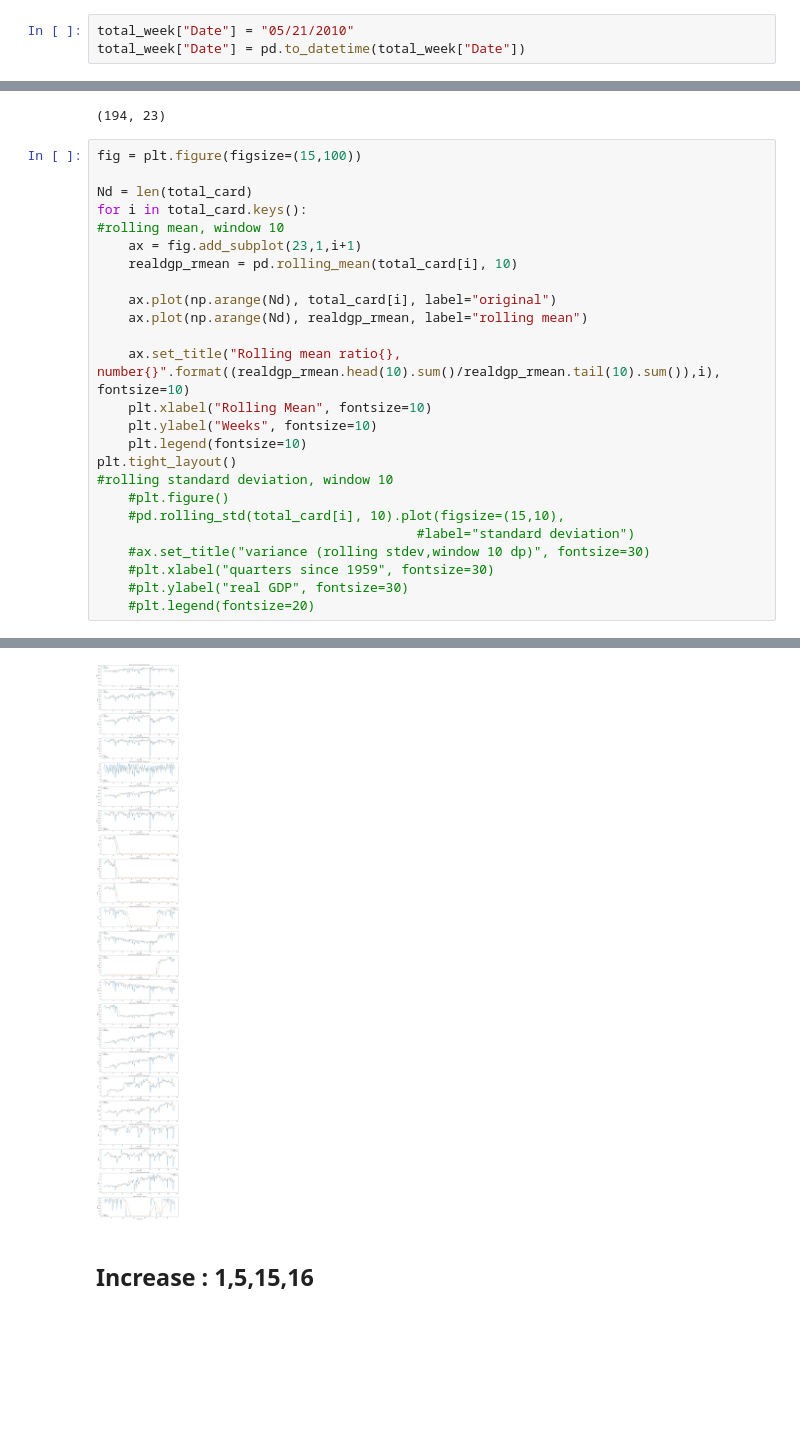
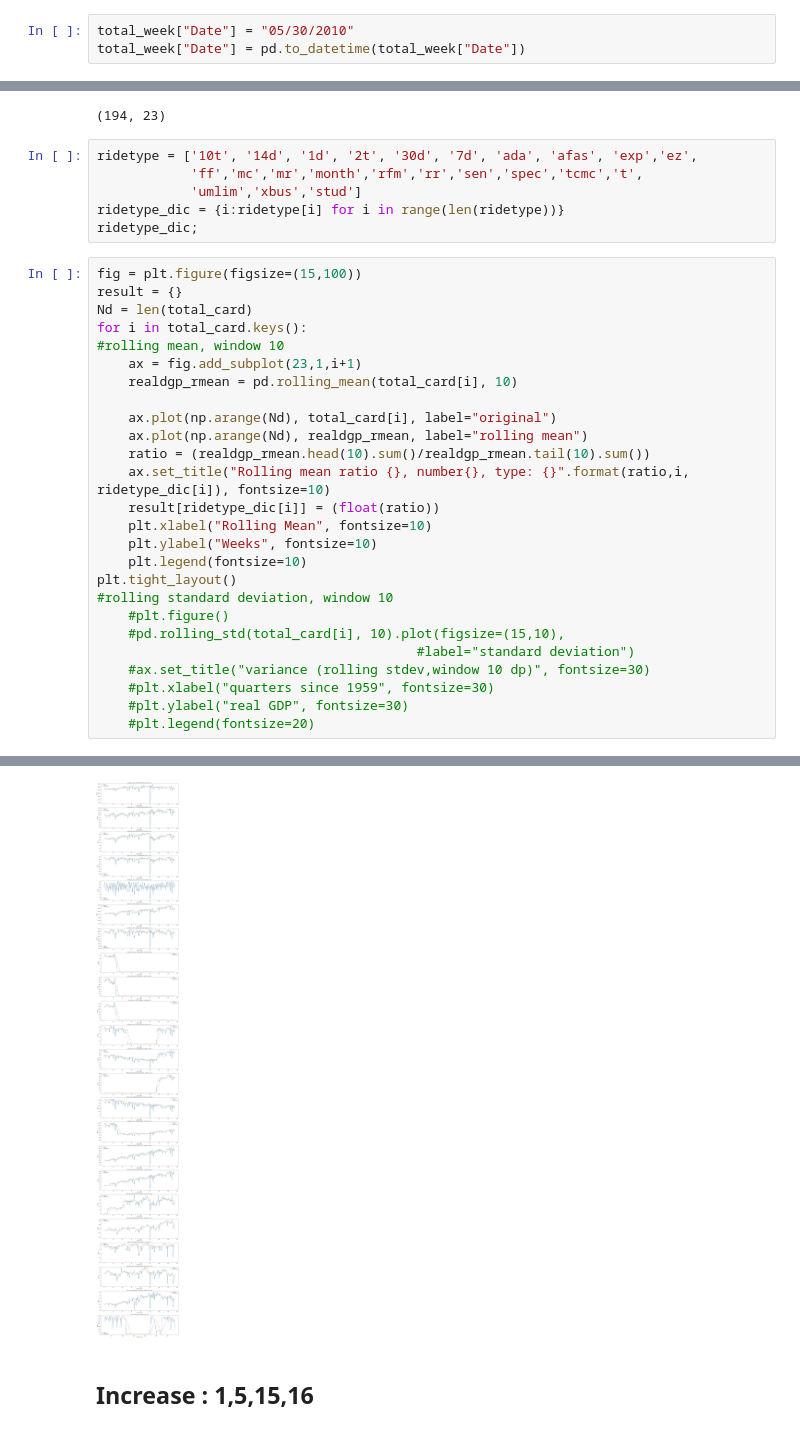
Before and after one commit to DishT/PUI2017_cct367, a Jupyter notebook: HW10_cct367/HW10_cct367.ipynb, the cells around one changed output, grey strips where cells are left out. Drawn from its saved outputs; the diff is of its cells as text; blank space fills up the shorter version.

```diff
--- a/HW10_cct367/HW10_cct367.ipynb
+++ b/HW10_cct367/HW10_cct367.ipynb
@@ -96,7 +96,7 @@ total_week[total_week.swipes== min(total_week.swipes)]
 |  | swipes |
 | 126 | 5218686.0 |
 # %%
-total_week["Date"] = "05/21/2010"
+total_week["Date"] = "05/30/2010"
 total_week["Date"] = pd.to_datetime(total_week["Date"])
 # %%
 for i in range(len(total_week.Date)):
@@ -144,34 +146,41 @@ total_card.head()
 total_card.shape
 # %% [output]
 (194, 23)
+# %%
+ridetype = ['10t', '14d', '1d', '2t', '30d', '7d', 'ada', 'afas', 'exp','ez',
+            'ff','mc','mr','month','rfm','rr','sen','spec','tcmc','t',
+            'umlim','xbus','stud']
+ridetype_dic = {i:ridetype[i] for i in range(len(ridetype))}
+ridetype_dic;
 # %%
 fig = plt.figure(figsize=(15,100))
-
+result = {}
 Nd = len(total_card)
 for i in total_card.keys():
 #rolling mean, window 10
     ax = fig.add_subplot(23,1,i+1)
     realdgp_rmean = pd.rolling_mean(total_card[i], 10)
 
     ax.plot(np.arange(Nd), total_card[i], label="original")
     ax.plot(np.arange(Nd), realdgp_rmean, label="rolling mean")
-
-    ax.set_title("Rolling mean ratio{}, number{}".format((realdgp_rmean.head(10).sum()/realdgp_rmean.tail(10).sum()),i), fontsize=10)
+    ratio = (realdgp_rmean.head(10).sum()/realdgp_rmean.tail(10).sum())
+    ax.set_title("Rolling mean ratio {}, number{}, type: {}".format(ratio,i, ridetype_dic[i]), fontsize=10)
+    result[ridetype_dic[i]] = (float(ratio))
     plt.xlabel("Rolling Mean", fontsize=10)
     plt.ylabel("Weeks", fontsize=10)
     plt.legend(fontsize=10)
 plt.tight_layout()
 #rolling standard deviation, window 10
     #plt.figure()
     #pd.rolling_std(total_card[i], 10).plot(figsize=(15,10),
                                          #label="standard deviation")
     #ax.set_title("variance (rolling stdev,window 10 dp)", fontsize=30)
     #plt.xlabel("quarters since 1959", fontsize=30)
     #plt.ylabel("real GDP", fontsize=30)
     #plt.legend(fontsize=20)
 # %% [output]
   import sys
-[figure, old version]
+[figure, new version]
 # %% [markdown]
 ## Increase : 1,5,15,16
 # %% [markdown]
```
Also changed, not shown: parts of 5 cells of this notebook.
